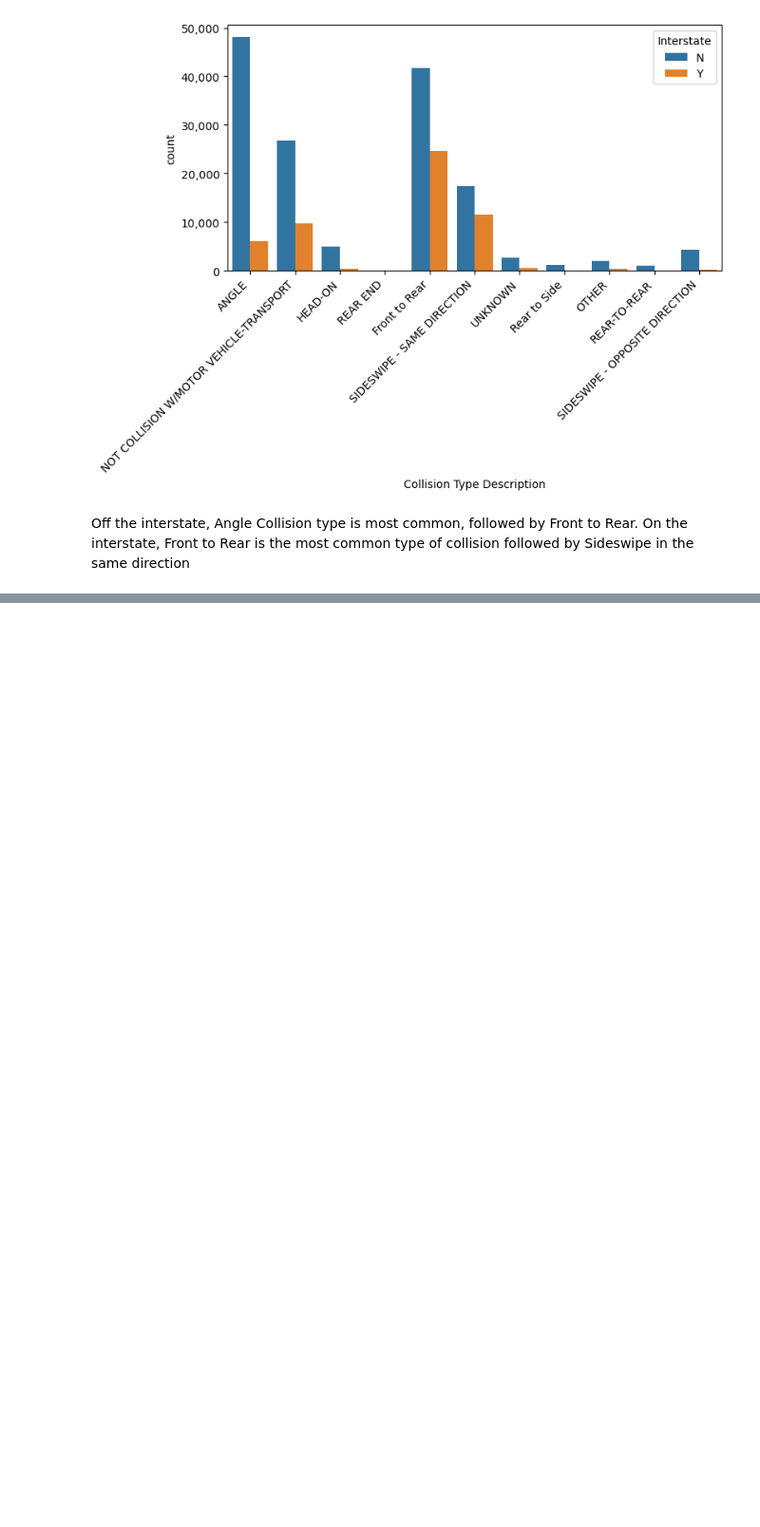
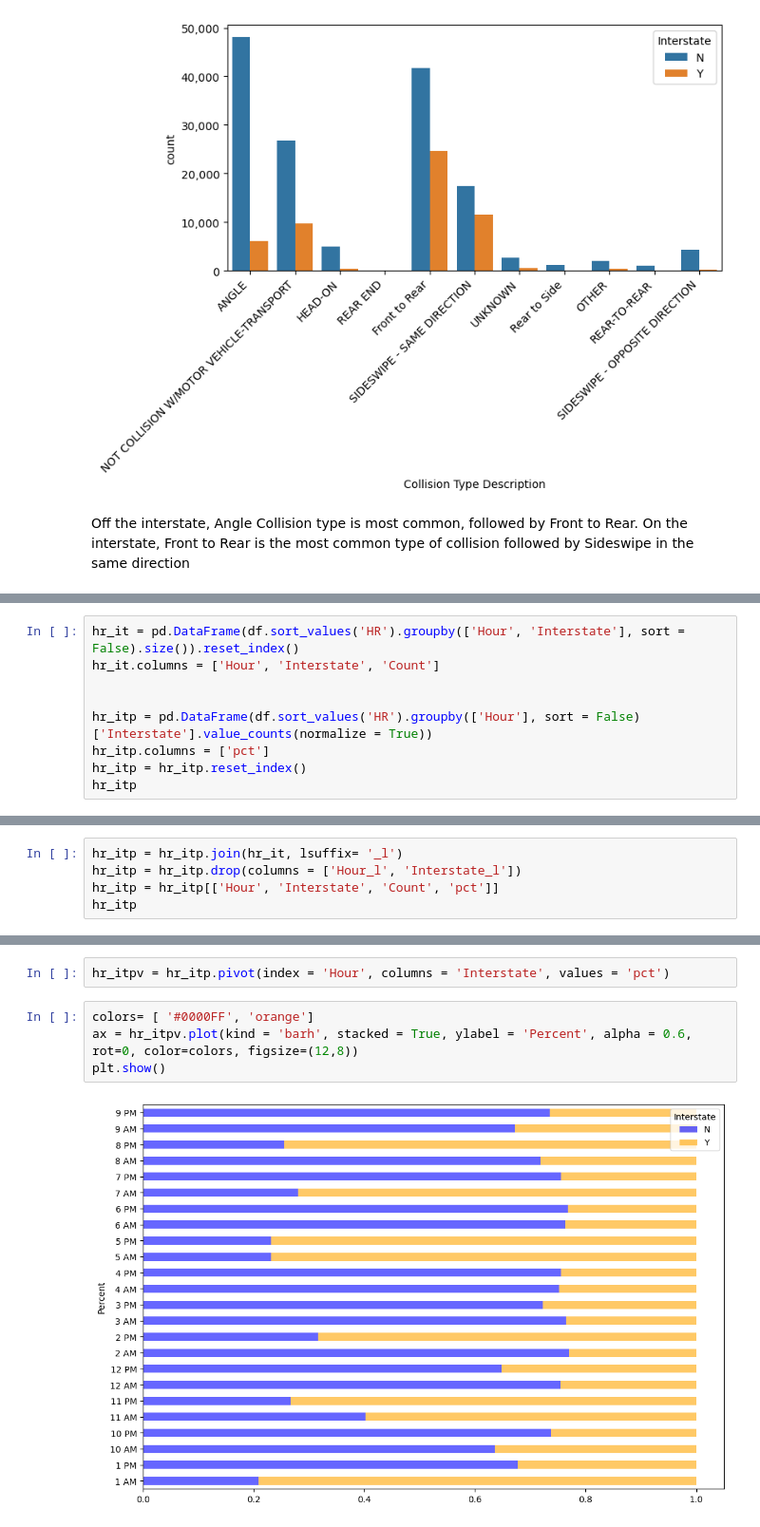
Before and after one commit to essetetsahai/nashville_traffic, a Jupyter notebook: notebooks/traffic_notebook.ipynb, the cells around one changed output, grey strips where cells are left out. Shown at 95% size. Drawn from its saved outputs; the diff is of its cells as text; blank space fills up the shorter version.

```diff
--- a/notebooks/traffic_notebook.ipynb
+++ b/notebooks/traffic_notebook.ipynb
@@ -1109,0 +1157,9 @@ Off the interstate, Angle Collision type is most common, followed by Front to Re
+# %%
+hr_it = pd.DataFrame(df.sort_values('HR').groupby(['Hour', 'Interstate'], sort = False).size()).reset_index()
+hr_it.columns = ['Hour', 'Interstate', 'Count']
+
+
+hr_itp = pd.DataFrame(df.sort_values('HR').groupby(['Hour'], sort = False)['Interstate'].value_counts(normalize = True))
+hr_itp.columns = ['pct']
+hr_itp = hr_itp.reset_index()
+hr_itp
@@ -1109,0 +1184,5 @@ Off the interstate, Angle Collision type is most common, followed by Front to Re
+# %%
+hr_itp = hr_itp.join(hr_it, lsuffix= '_l')
+hr_itp = hr_itp.drop(columns = ['Hour_l', 'Interstate_l'])
+hr_itp = hr_itp[['Hour', 'Interstate', 'Count', 'pct']]
+hr_itp
@@ -1109,0 +1207,8 @@ Off the interstate, Angle Collision type is most common, followed by Front to Re
+# %%
+hr_itpv = hr_itp.pivot(index = 'Hour', columns = 'Interstate', values = 'pct')
+# %%
+colors= [ '#0000FF', 'orange']
+ax = hr_itpv.plot(kind = 'barh', stacked = True, ylabel = 'Percent', alpha = 0.6, rot=0, color=colors, figsize=(12,8))
+plt.show()
+# %% [output]
+[figure, added]
```
Also changed, not shown: parts of 8 cells of this notebook.
